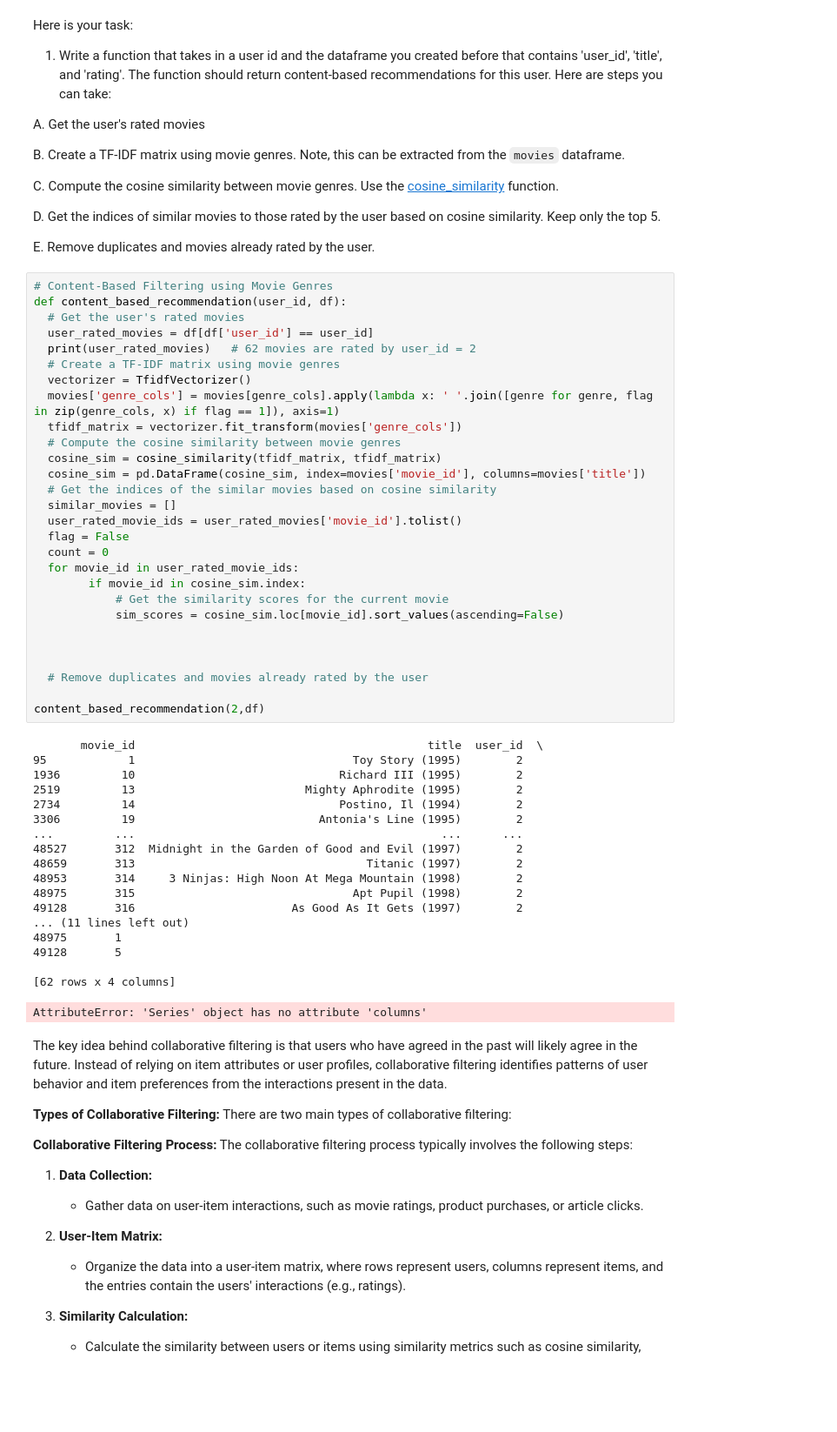
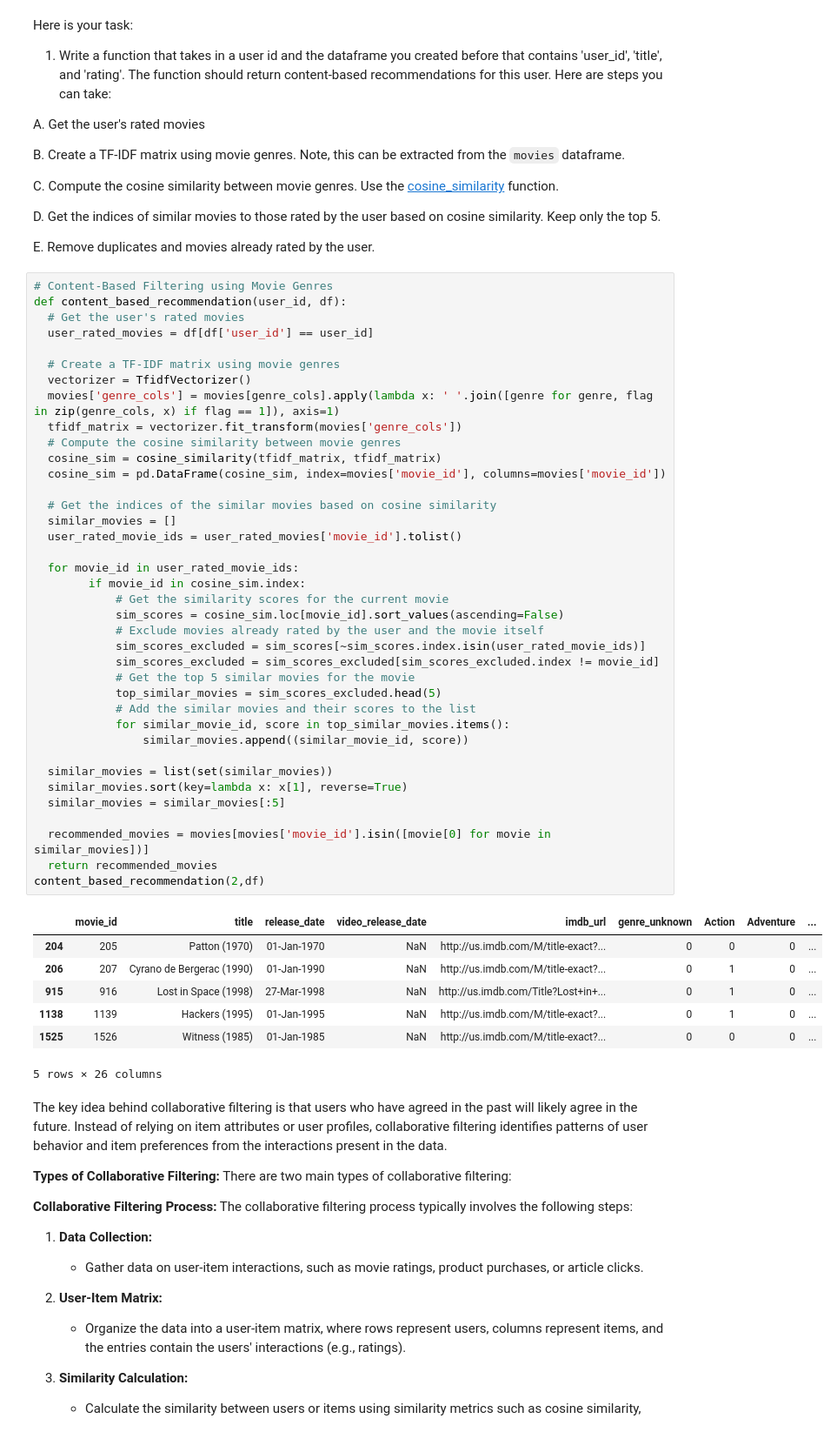
Before and after one commit to turgutcem/mec2-projects, a Jupyter notebook: Student_MLE_MiniProject_Recommendation_Engines.ipynb, the cells around one changed output. Shown: that part at 87% size. Saved outputs shown, nothing was run; the diff lists cells and outputs as text; blank space fills up the shorter version.

```diff
--- a/Student_MLE_MiniProject_Recommendation_Engines.ipynb
+++ b/Student_MLE_MiniProject_Recommendation_Engines.ipynb
@@ -201,50 +201,49 @@ Here is your task:
 # %%
 # Content-Based Filtering using Movie Genres
 def content_based_recommendation(user_id, df):
   # Get the user's rated movies
   user_rated_movies = df[df['user_id'] == user_id]
-  print(user_rated_movies)   # 62 movies are rated by user_id = 2
+
   # Create a TF-IDF matrix using movie genres
   vectorizer = TfidfVectorizer()
   movies['genre_cols'] = movies[genre_cols].apply(lambda x: ' '.join([genre for genre, flag in zip(genre_cols, x) if flag == 1]), axis=1)
   tfidf_matrix = vectorizer.fit_transform(movies['genre_cols'])
   # Compute the cosine similarity between movie genres
   cosine_sim = cosine_similarity(tfidf_matrix, tfidf_matrix)
-  cosine_sim = pd.DataFrame(cosine_sim, index=movies['movie_id'], columns=movies['title'])
+  cosine_sim = pd.DataFrame(cosine_sim, index=movies['movie_id'], columns=movies['movie_id'])
+
   # Get the indices of the similar movies based on cosine similarity
   similar_movies = []
   user_rated_movie_ids = user_rated_movies['movie_id'].tolist()
-  flag = False
-  count = 0
+
   for movie_id in user_rated_movie_ids:
         if movie_id in cosine_sim.index:
             # Get the similarity scores for the current movie
             sim_scores = cosine_sim.loc[movie_id].sort_values(ascending=False)
+            # Exclude movies already rated by the user and the movie itself
+            sim_scores_excluded = sim_scores[~sim_scores.index.isin(user_rated_movie_ids)]
+            sim_scores_excluded = sim_scores_excluded[sim_scores_excluded.index != movie_id]
+            # Get the top 5 similar movies for the movie
+            top_similar_movies = sim_scores_excluded.head(5)
+            # Add the similar movies and their scores to the list
+            for similar_movie_id, score in top_similar_movies.items():
+                similar_movies.append((similar_movie_id, score))
 
+  similar_movies = list(set(similar_movies))
+  similar_movies.sort(key=lambda x: x[1], reverse=True)
+  similar_movies = similar_movies[:5]
 
-
-  # Remove duplicates and movies already rated by the user
-
+  recommended_movies = movies[movies['movie_id'].isin([movie[0] for movie in similar_movies])]
+  return recommended_movies
 content_based_recommendation(2,df)
 # %% [output]
+|  | movie_id | title | release_date | video_release_date | imdb_url | genre_unknown | Action | Adventure | ... |
+| 204 | 205 | Patton (1970) | 01-Jan-1970 | NaN | http://us.imdb.com/M/title-exact?... | 0 | 0 | 0 | ... |
+| 206 | 207 | Cyrano de Bergerac (1990) | 01-Jan-1990 | NaN | http://us.imdb.com/M/title-exact?... | 0 | 1 | 0 | ... |
+| 915 | 916 | Lost in Space (1998) | 27-Mar-1998 | NaN | http://us.imdb.com/Title?Lost+in+... | 0 | 1 | 0 | ... |
+| 1138 | 1139 | Hackers (1995) | 01-Jan-1995 | NaN | http://us.imdb.com/M/title-exact?... | 0 | 1 | 0 | ... |
+| 1525 | 1526 | Witness (1985) | 01-Jan-1985 | NaN | http://us.imdb.com/M/title-exact?... | 0 | 0 | 0 | ... |
-       movie_id                                           title  user_id  \
-95            1                                Toy Story (1995)        2
-1936         10                              Richard III (1995)        2
-2519         13                         Mighty Aphrodite (1995)        2
-2734         14                              Postino, Il (1994)        2
-3306         19                           Antonia's Line (1995)        2
-...         ...                                             ...      ...
-48527       312  Midnight in the Garden of Good and Evil (1997)        2
-48659       313                                  Titanic (1997)        2
-48953       314     3 Ninjas: High Noon At Mega Mountain (1998)        2
-48975       315                                Apt Pupil (1998)        2
-49128       316                       As Good As It Gets (1997)        2
-... (11 lines left out)
-48975       1
-49128       5
-
-[62 rows x 4 columns]
+5 rows × 26 columns
-AttributeError: 'Series' object has no attribute 'columns'
 # %% [markdown]
 The key idea behind collaborative filtering is that users who have agreed in the past will likely agree in the future. Instead of relying on item attributes or user profiles, collaborative filtering identifies patterns of user behavior and item preferences from the interactions present in the data.
 
```
Also changed, not shown: parts of 3 cells of this notebook.
